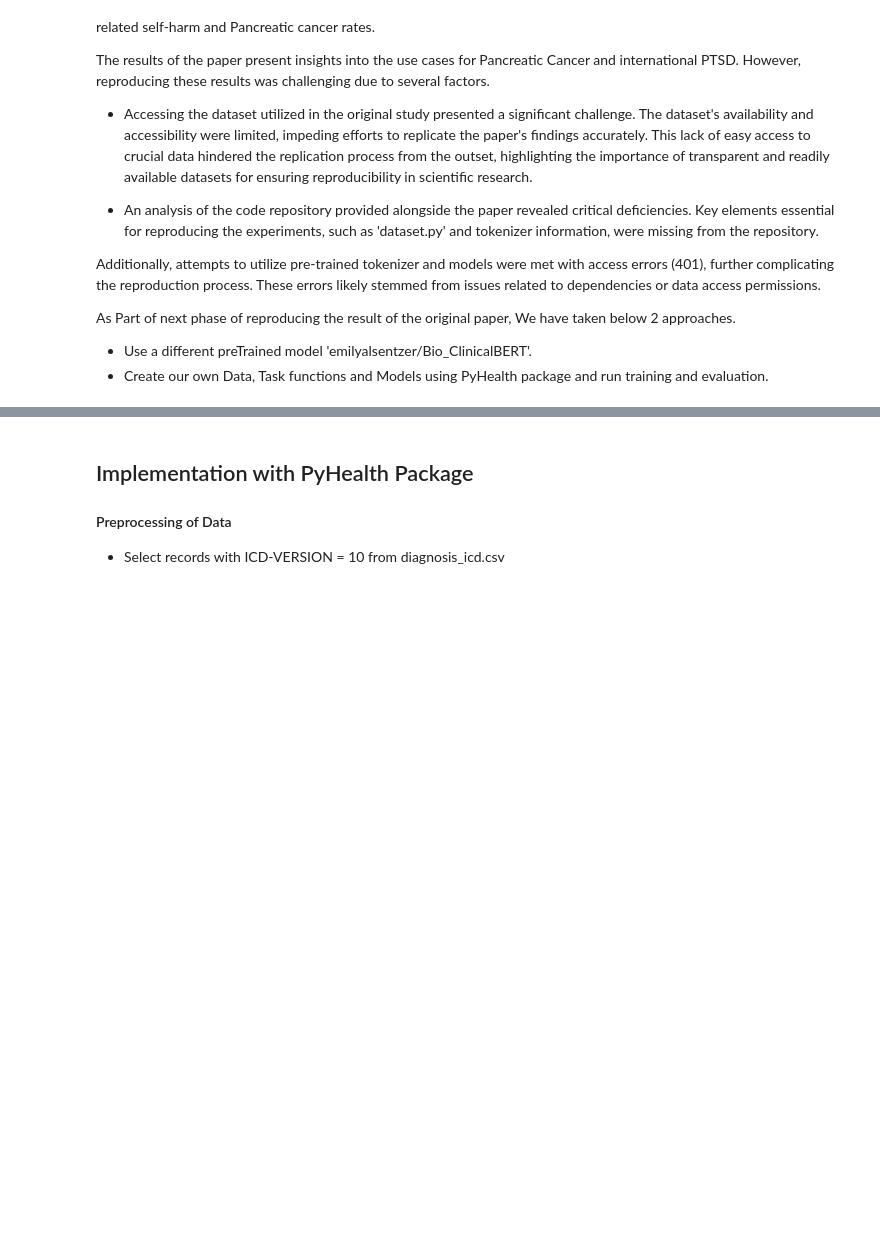
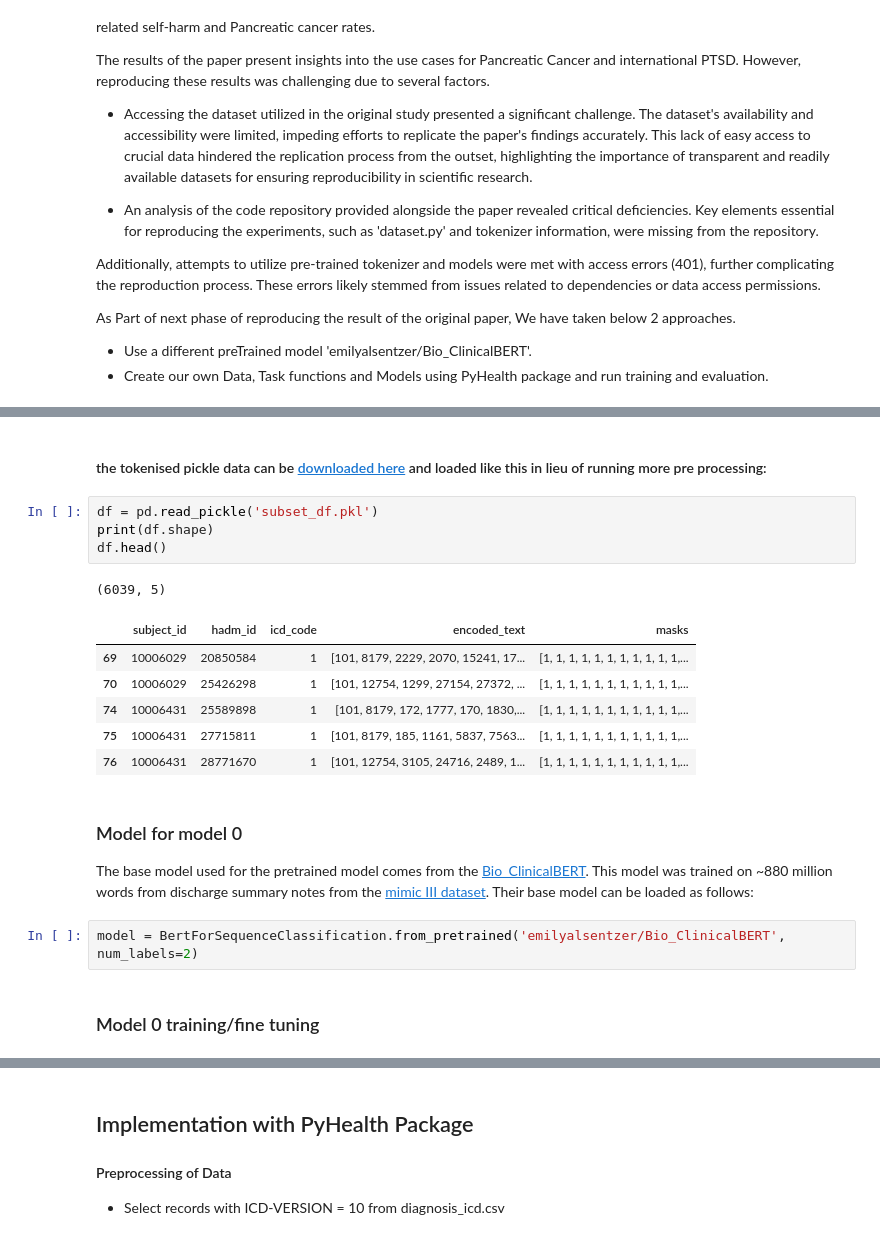
Before and after one commit to jt-alvarez/CS598-DLH-Project, a Jupyter notebook: DL4H_Team_152_new.ipynb, the cells around one changed output, grey strips where cells are left out. Drawn from its saved outputs; the diff is of its cells as text; blank space fills up the shorter version.

Commit message:
Merging Tyler's model into overall notebook

```diff
--- a/DL4H_Team_152_new.ipynb
+++ b/DL4H_Team_152_new.ipynb
@@ -34,0 +165,22 @@ As Part of next phase of reproducing the result of the original paper, We have t
+# %% [markdown]
+#### the tokenised pickle data can be [downloaded here](https://drive.google.com/file/d/1OIG8JaMfg7x5Cl9Losf8a_SJ7smxDic0/view?usp=drive_link) and loaded like this in lieu of running more pre processing:
+# %%
+df = pd.read_pickle('subset_df.pkl')
+print(df.shape)
+df.head()
+# %% [output]
+(6039, 5)
+|  | subject_id | hadm_id | icd_code | encoded_text | masks |
+| 69 | 10006029 | 20850584 | 1 | [101, 8179, 2229, 2070, 15241, 17... | [1, 1, 1, 1, 1, 1, 1, 1, 1, 1, 1,... |
+| 70 | 10006029 | 25426298 | 1 | [101, 12754, 1299, 27154, 27372, ... | [1, 1, 1, 1, 1, 1, 1, 1, 1, 1, 1,... |
+| 74 | 10006431 | 25589898 | 1 | [101, 8179, 172, 1777, 170, 1830,... | [1, 1, 1, 1, 1, 1, 1, 1, 1, 1, 1,... |
+| 75 | 10006431 | 27715811 | 1 | [101, 8179, 185, 1161, 5837, 7563... | [1, 1, 1, 1, 1, 1, 1, 1, 1, 1, 1,... |
+| 76 | 10006431 | 28771670 | 1 | [101, 12754, 3105, 24716, 2489, 1... | [1, 1, 1, 1, 1, 1, 1, 1, 1, 1, 1,... |
+# %% [markdown]
+### Model for model 0
+
+The base model used for the pretrained model comes from the [Bio_ClinicalBERT](https://huggingface.co/emilyalsentzer/Bio_ClinicalBERT). This model was trained on ~880 million words from discharge summary notes from the [mimic III dataset](https://mimic.mit.edu/). Their base model can be loaded as follows:
+# %%
+model = BertForSequenceClassification.from_pretrained('emilyalsentzer/Bio_ClinicalBERT', num_labels=2)
+# %% [markdown]
+### Model 0 training/fine tuning
```
Also changed, not shown: parts of 18 cells of this notebook.
